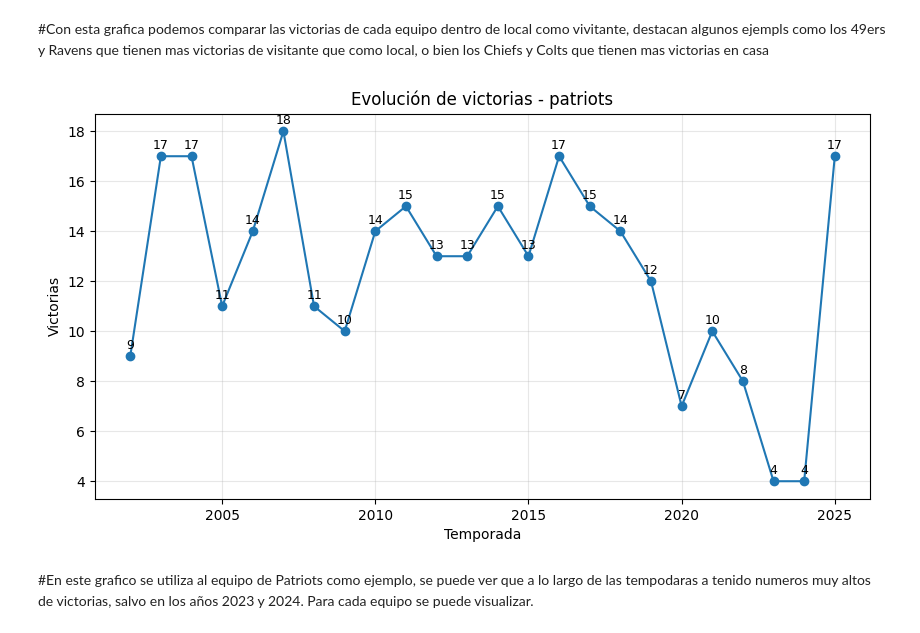
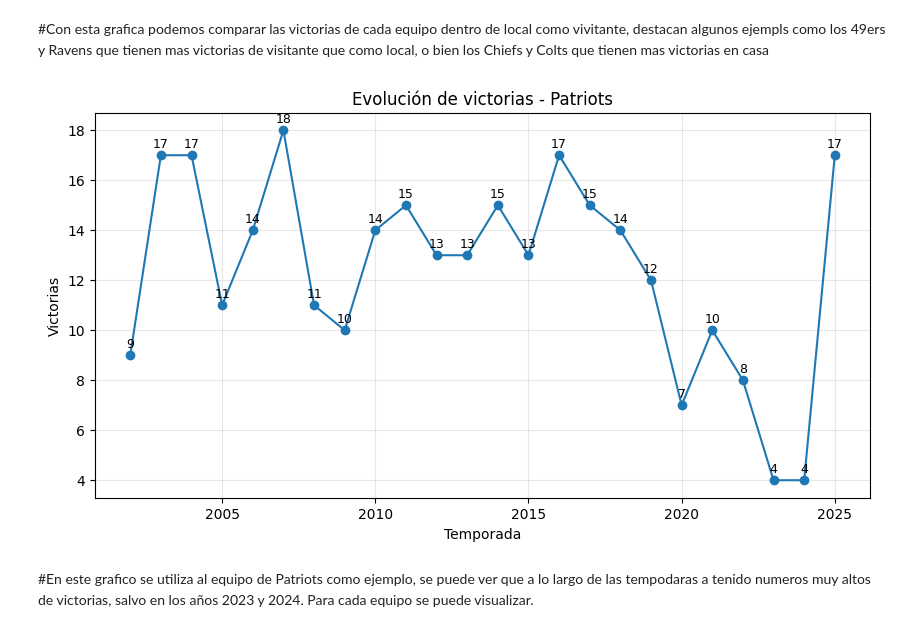
Before and after one commit to Archer1202/NFL-statistics, a Jupyter notebook: NFL_statistics.ipynb, the cells around one changed output. Cells and saved outputs as stored; diff of their text form; code cells hidden in the pictures.

```diff
--- a/NFL_statistics.ipynb
+++ b/NFL_statistics.ipynb
@@ -323,26 +323,26 @@ team_season['win_pct'] = team_season['wins'] / team_season['games']
 # %%
 #Grafica de evolucion de victorias por equipo a lo largo de las temporadas
 
-team_name = "patriots"  # cambia el equipo
+team_name = "Patriots"  # cambia el equipo
 
 team_trend = team_season[team_season['team'] == team_name]
 
 plt.figure(figsize=(10,5))
 
 plt.plot(team_trend['season'], team_trend['wins'], marker='o')
 
 plt.title(f"Evolución de victorias - {team_name}")
 plt.xlabel("Temporada")
 plt.ylabel("Victorias")
 plt.grid(alpha=0.3)
 
 # Agregar etiquetas numéricas en cada punto
 for i, (season, wins) in enumerate(zip(team_trend['season'], team_trend['wins'])):
     plt.text(season, wins + 0.3, str(int(wins)), ha='center', fontsize=9)
 
 plt.show()
 # %% [output]
-[figure, old version]
+[figure, new version]
 # %% [markdown]
 #En este grafico se utiliza al equipo de Patriots como ejemplo, se puede ver que a lo largo de las tempodaras a tenido numeros muy altos de victorias, salvo en los años 2023 y 2024. Para cada equipo se puede visualizar.
 # %%
```
Also changed, not shown: parts of 14 cells of this notebook, 5 other files.
